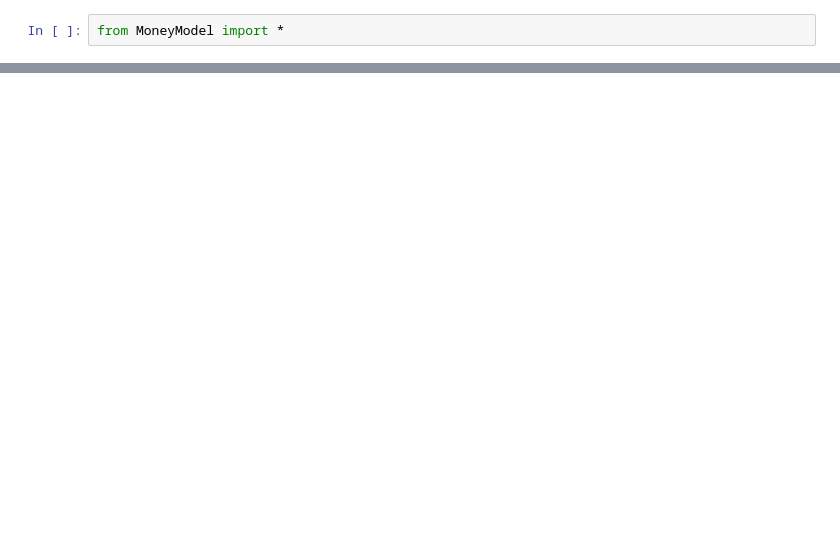
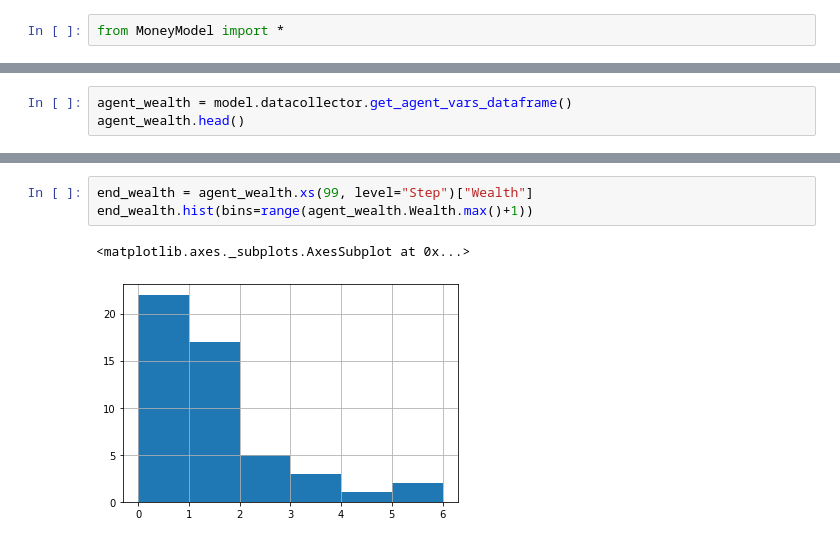
Before and after one commit to vincentveyron/mesa-tutorial, a Jupyter notebook: 1 - model test.ipynb, the cells around one changed output, grey strips where cells are left out. Cells and saved outputs as stored; diff of their text form; blank space fills up the shorter version.

```diff
--- a/1 - model test.ipynb
+++ b/1 - model test.ipynb
@@ -22,0 +13,3 @@ plt.colorbar()
+# %%
+agent_wealth = model.datacollector.get_agent_vars_dataframe()
+agent_wealth.head()
@@ -22,0 +24,6 @@ plt.colorbar()
+# %%
+end_wealth = agent_wealth.xs(99, level="Step")["Wealth"]
+end_wealth.hist(bins=range(agent_wealth.Wealth.max()+1))
+# %% [output]
+<matplotlib.axes._subplots.AxesSubplot at 0x...>
+[figure, added]
```
Also changed, not shown: parts of 6 cells of this notebook.
